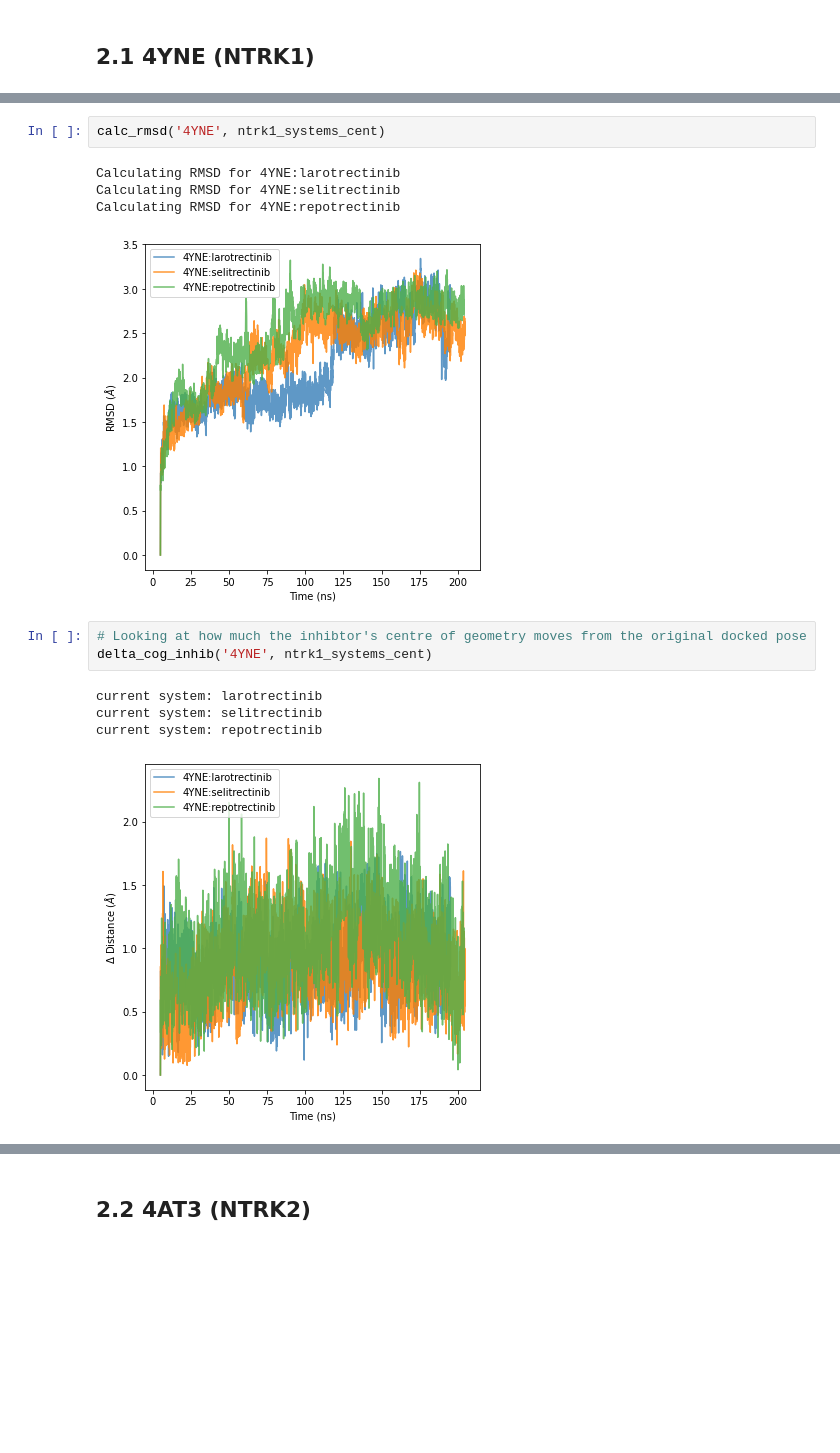
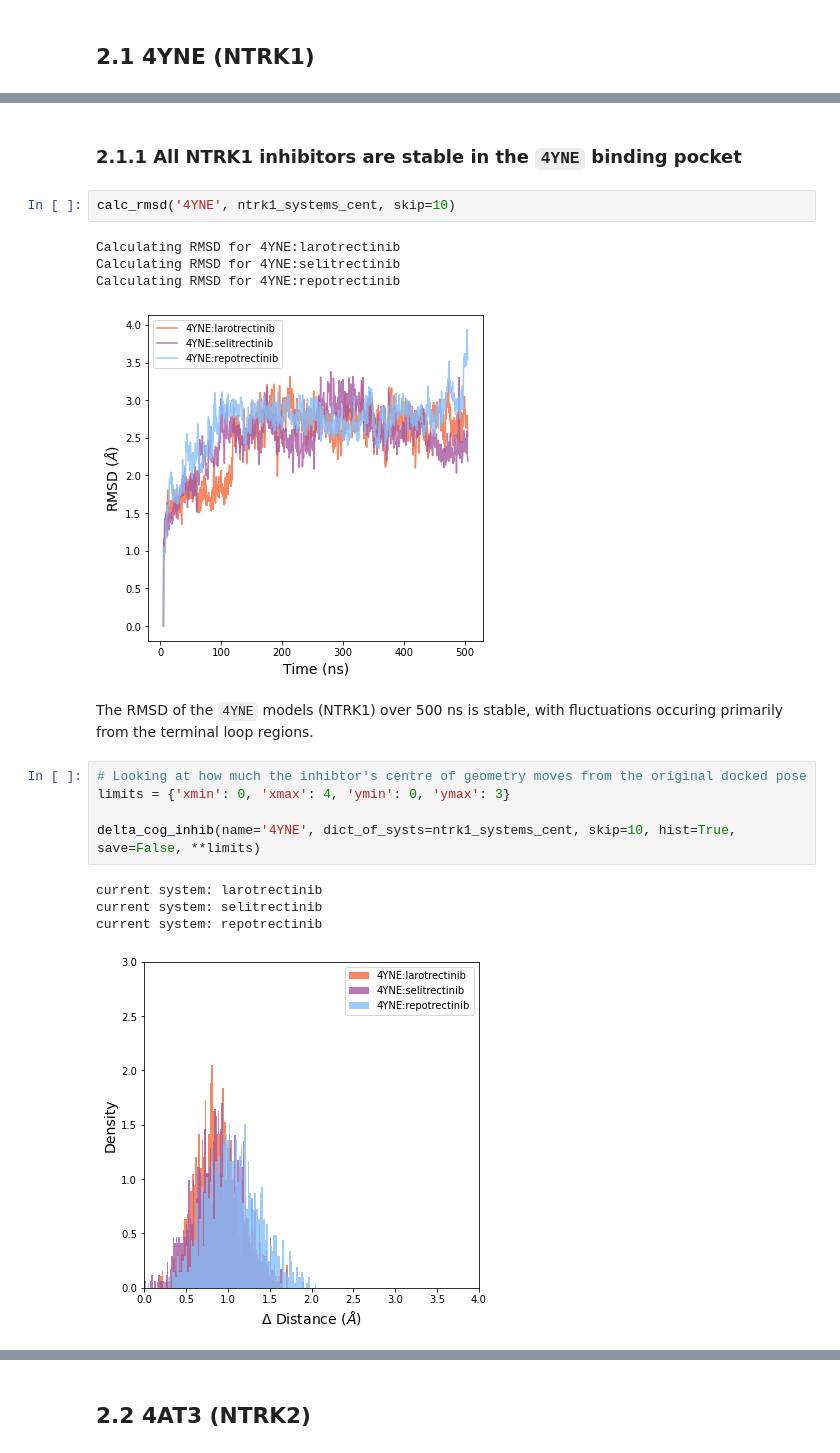
Before and after one commit to openkinome/study-ntrk-resistance, a Jupyter notebook: notebooks/md/md.ipynb, the cells around one changed output, grey strips where cells are left out. Drawn from its saved outputs; the diff is of its cells as text; blank space fills up the shorter version.

```diff
--- a/notebooks/md/md.ipynb
+++ b/notebooks/md/md.ipynb
@@ -101,16 +104,22 @@ NGLWidget(max_frame=3981)
+# %% [markdown]
+### 2.1.1 All NTRK1 inhibitors are stable in the `4YNE` binding pocket
 # %%
-calc_rmsd('4YNE', ntrk1_systems_cent)
+calc_rmsd('4YNE', ntrk1_systems_cent, skip=10)
 # %% [output]
 Calculating RMSD for 4YNE:larotrectinib
 Calculating RMSD for 4YNE:selitrectinib
 Calculating RMSD for 4YNE:repotrectinib
-[figure, old version]
+[figure, new version]
+# %% [markdown]
+The RMSD of the `4YNE` models (NTRK1) over 500 ns is stable, with fluctuations occuring primarily from the terminal loop regions.
 # %%
 # Looking at how much the inhibtor's centre of geometry moves from the original docked pose
-delta_cog_inhib('4YNE', ntrk1_systems_cent)
+limits = {'xmin': 0, 'xmax': 4, 'ymin': 0, 'ymax': 3}
+
+delta_cog_inhib(name='4YNE', dict_of_systs=ntrk1_systems_cent, skip=10, hist=True, save=False, **limits)
 # %% [output]
 current system: larotrectinib
 current system: selitrectinib
 current system: repotrectinib
-[figure, old version]
+[figure, new version]
 # %% [markdown]
```
Also changed, not shown: parts of 14 cells of this notebook, 1 other file.
